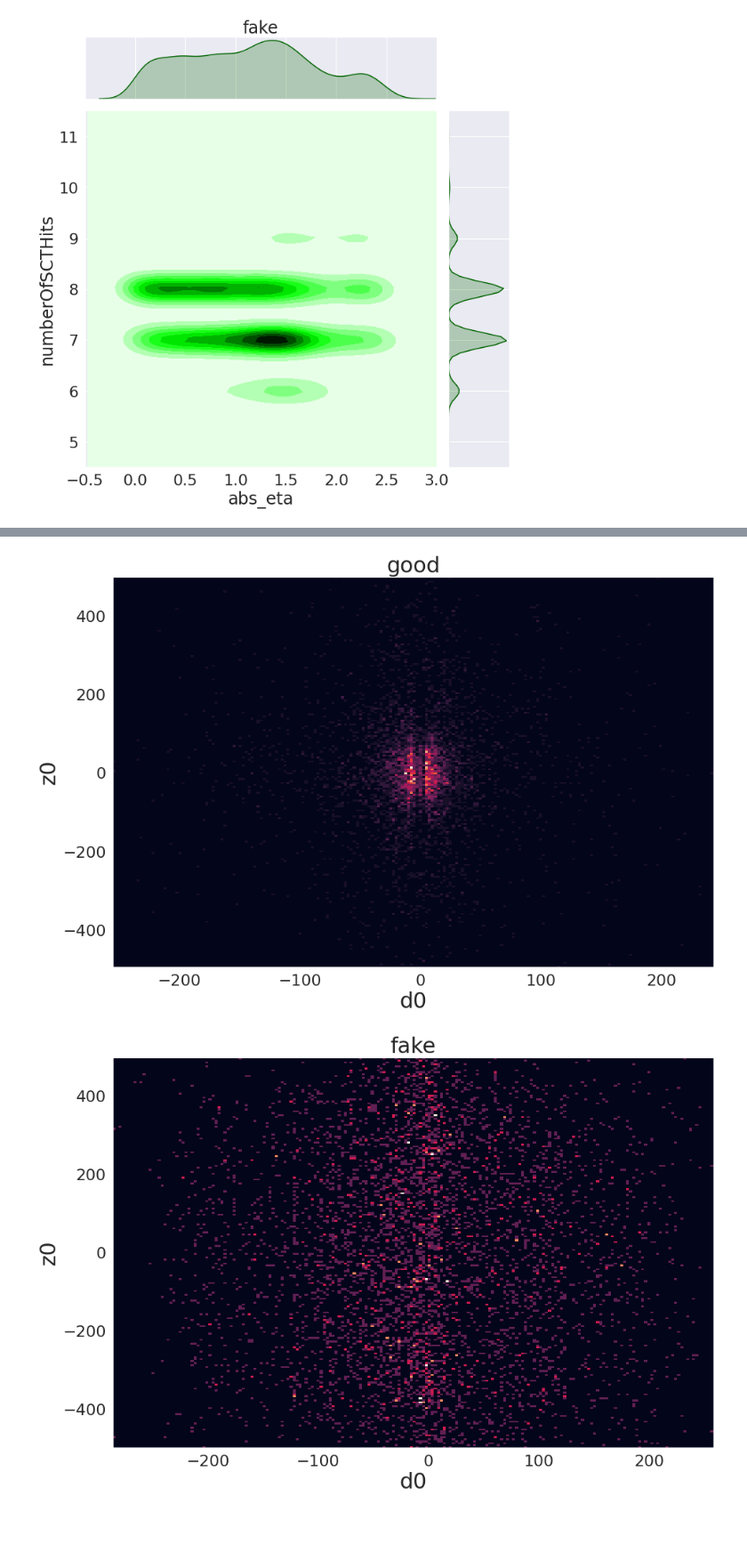
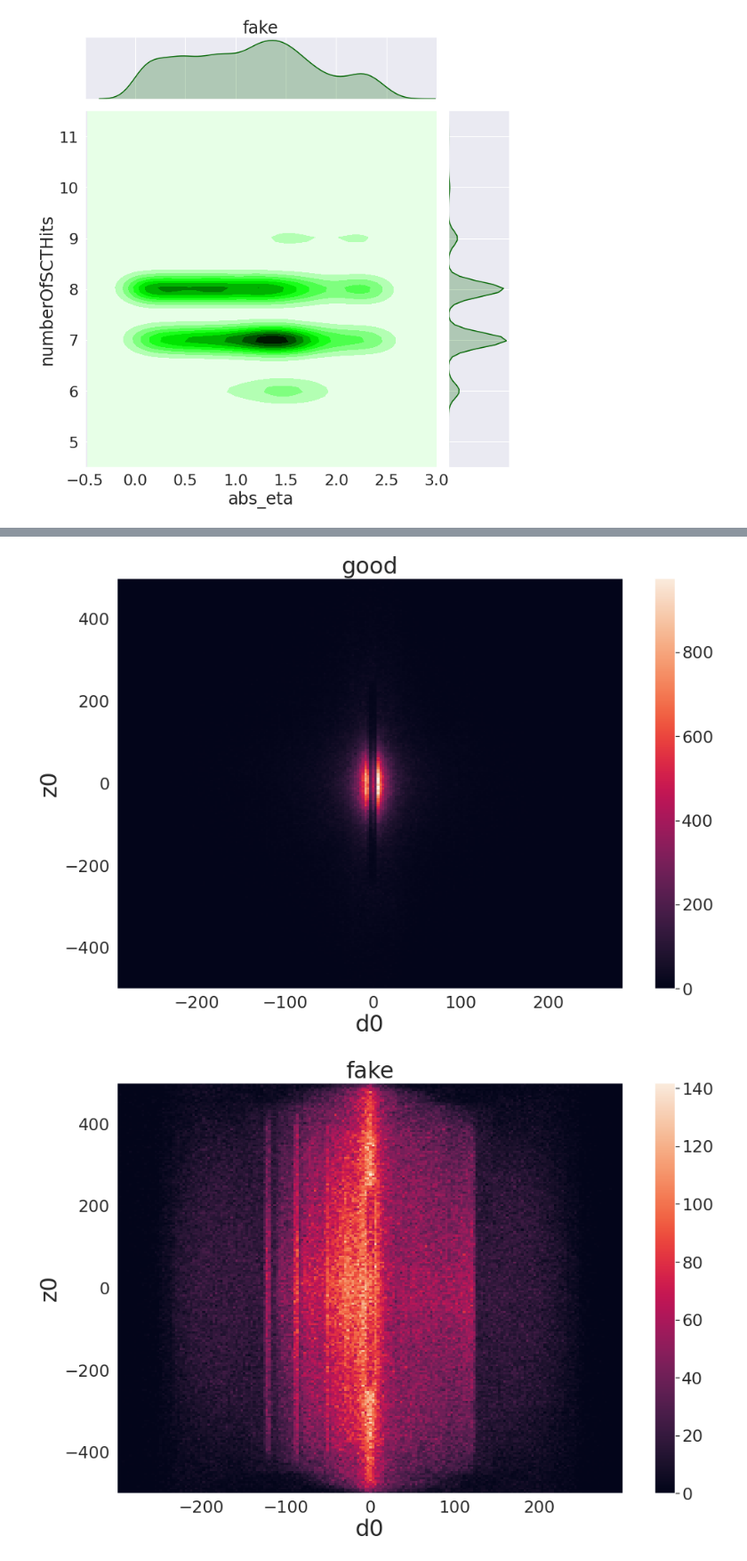
Before and after one commit to robinnewhouse/LRTNotebooks, a Jupyter notebook: ExploreTrees.ipynb, the cells around one changed output, grey strips where cells are left out. Shown at 89% size. Cells and saved outputs as stored; diff of their text form; code cells hidden in the pictures; blank space fills up the shorter version.

```diff
--- a/ExploreTrees.ipynb
+++ b/ExploreTrees.ipynb
@@ -11,7 +11,10 @@ pd.set_option('display.max_columns', None)
 Here I load the tracks dumped from athena using uproot. I'll keep the samples separate for testing later on.
 # %%
 indir = "/data/newhouse/LRT/batch/master/training/"
-VH4b_samples = glob.glob(indir+'VH4b/0/*/track_info_InDetSummaryDumpAlg_R3LargeD0.root')
+VH4b_samples = glob.glob(indir+'VH4b/*/*/track_info_InDetSummaryDumpAlg_R3LargeD0.root')
+RPVLF_samples = glob.glob(indir+'RPVLF/*/*/track_info_InDetSummaryDumpAlg_R3LargeD0.root')
+HNL_samples = glob.glob(indir+'HNL/*/*/track_info_InDetSummaryDumpAlg_R3LargeD0.root')
+
 df = pd.DataFrame()
 
 save_columns = [
@@ -58,11 +61,15 @@ save_columns = [
     "truthProbability",
 ]
 
-for signal, sample_list in zip(['VH4b'], [VH4b_samples]):
+for signal, sample_list in zip(['VH4b', 'RPVLF', 'HNL'], [VH4b_samples, RPVLF_samples, HNL_samples]):
+    print('\n'+signal)
     for sample in sample_list:
-        tracks = uproot.open(sample)['tracks']
-        print(f'processing {sample}')
-        tmp_df = tracks.pandas.df(save_columns)
-        tmp_df['signal'] = signal
-        df = df.append(tmp_df)
+        try:
+            tracks = uproot.open(sample)['tracks']
+            print('.', end='')
+            tmp_df = tracks.pandas.df(save_columns)
+            tmp_df['signal'] = signal
+            df = df.append(tmp_df)
+        except:
+            print(f'Cannot open {sample}')
 # %% [output]
@@ -150,3 +135,7 @@ ax.tick_params(axis='x', which='major', labelsize=16)
+# %%
+if True:
+    df.to_pickle('/data/newhouse/LRT/batch/master/training/tracks.pkl')
+df = pd.read_pickle('/data/newhouse/LRT/batch/master/training/tracks.pkl')
 # %% [markdown]
 Now we can make some 2d correlation plots using seaborn's kernel density esimation feature
 # %%
@@ -174,5 +163,5 @@ plot_kde_2d('abs_eta', 'numberOfSCTHits', nentries=5000, xlim=[-.5,3], ylim=[4.5
 [figure]
 # %%
 fig = plt.figure(figsize=[15,10])
-ax = sns.boxplot(x='numberOfSCTHits', y='abs_d0', hue='is_good', data=df[0:5000], palette="Set1")
+ax = sns.boxplot(x='numberOfSCTHits', y='abs_d0', hue='is_good', data=df[0:-1], palette="Set1")
 # %% [output]
@@ -180,15 +169,16 @@ ax = sns.boxplot(x='numberOfSCTHits', y='abs_d0', hue='is_good', data=df[0:5000]
 # %%
 def plot2d(df, var_a, var_b, nentries=1000, bins=[10,10], title=''):
     fig = plt.figure(figsize=[15,10])
-    h, xedges, yedges, image = plt.hist2d(x=df[0:nentries][var_a], y=df[0:nentries][var_b], bins=bins);
+    h, xedges, yedges, image = plt.hist2d(x=df[0:nentries][var_a], y=df[0:nentries][var_b], bins=bins)
+    plt.colorbar(image)
     ax = fig.gca()
     ax.set_xlabel(var_a, fontsize=30)
     ax.set_ylabel(var_b, fontsize=30)
     ax.set_title(title, fontsize=30)
 # %%
-plot2d(good, 'd0', 'z0', 5000, [200,200], 'good')
-plot2d(fake, 'd0', 'z0', 5000, [200,200], 'fake')
+plot2d(good, 'd0', 'z0', -1, [200,200], 'good')
+plot2d(fake, 'd0', 'z0', -1, [200,200], 'fake')
 # %% [output]
-[figure, old version]
+[figure, new version]
-[figure, old version]
+[figure, new version]
 # %%
```
Also changed, not shown: parts of 14 cells of this notebook, 3 other files.
